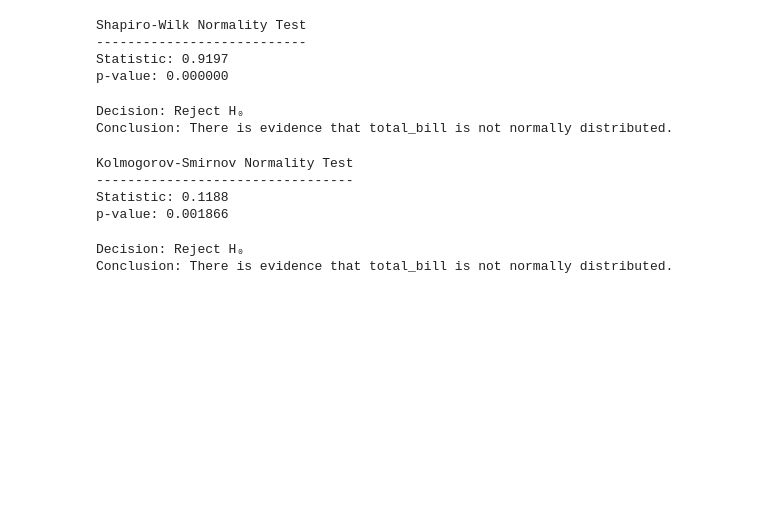
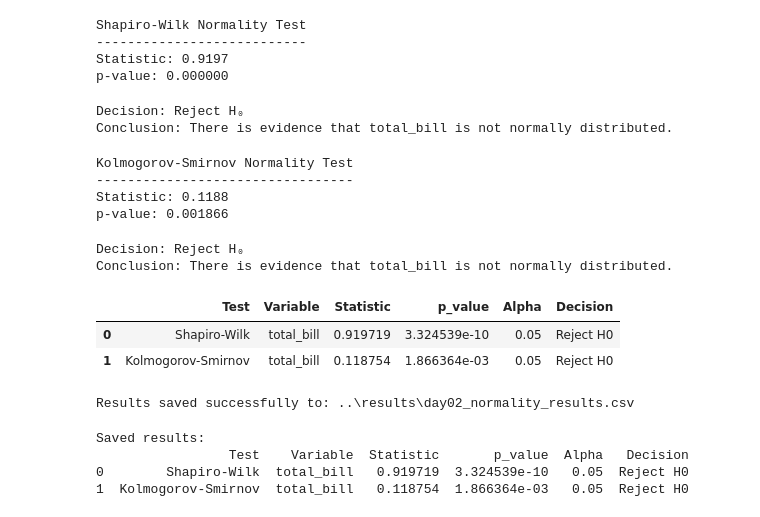
Before and after one commit to shaiksiraj04/RabTech-Academy-Internship, a Jupyter notebook: Task-3/notebooks/Task_3_Statistical_Analysis.ipynb, the cells around one changed output. Saved outputs shown, nothing was run; the diff lists cells and outputs as text; code cells hidden in the pictures; blank space fills up the shorter version.

```diff
--- a/Task-3/notebooks/Task_3_Statistical_Analysis.ipynb
+++ b/Task-3/notebooks/Task_3_Statistical_Analysis.ipynb
@@ -184,3 +197,59 @@ else:
 # %% [output]
 Decision: Reject H₀
 Conclusion: There is evidence that total_bill is not normally distributed.
+# %%
+normality_results = pd.DataFrame({
+    "Test": [
+        "Shapiro-Wilk",
+        "Kolmogorov-Smirnov"
+    ],
+    "Variable": [
+        "total_bill",
+        "total_bill"
+    ],
+    "Statistic": [
+        shapiro_stat,
+        ks_stat
+    ],
+    "p_value": [
+        shapiro_p,
+        ks_p
+    ],
+    "Alpha": [
+        alpha,
+        alpha
+    ],
+    "Decision": [
+        "Reject H0" if shapiro_p < alpha else "Fail to reject H0",
+        "Reject H0" if ks_p < alpha else "Fail to reject H0"
+    ]
+})
+
+normality_results
+# %% [output]
+|  | Test | Variable | Statistic | p_value | Alpha | Decision |
+| 0 | Shapiro-Wilk | total_bill | 0.919719 | 3.324539e-10 | 0.05 | Reject H0 |
+| 1 | Kolmogorov-Smirnov | total_bill | 0.118754 | 1.866364e-03 | 0.05 | Reject H0 |
+# %%
+from pathlib import Path
+
+results_dir = Path("../results")
+results_dir.mkdir(parents=True, exist_ok=True)
+
+output_file = results_dir / "day02_normality_results.csv"
+
+normality_results.to_csv(output_file, index=False)
+
+print(f"Results saved successfully to: {output_file}")
+# %% [output]
+Results saved successfully to: ..\results\day02_normality_results.csv
+# %%
+saved_results = pd.read_csv("../results/day02_normality_results.csv")
+
+print("Saved results:")
+print(saved_results)
+# %% [output]
+Saved results:
+                 Test    Variable  Statistic       p_value  Alpha   Decision
+0        Shapiro-Wilk  total_bill   0.919719  3.324539e-10   0.05  Reject H0
+1  Kolmogorov-Smirnov  total_bill   0.118754  1.866364e-03   0.05  Reject H0
```
Also changed, not shown: parts of 1 cell of this notebook, 6 other files.
